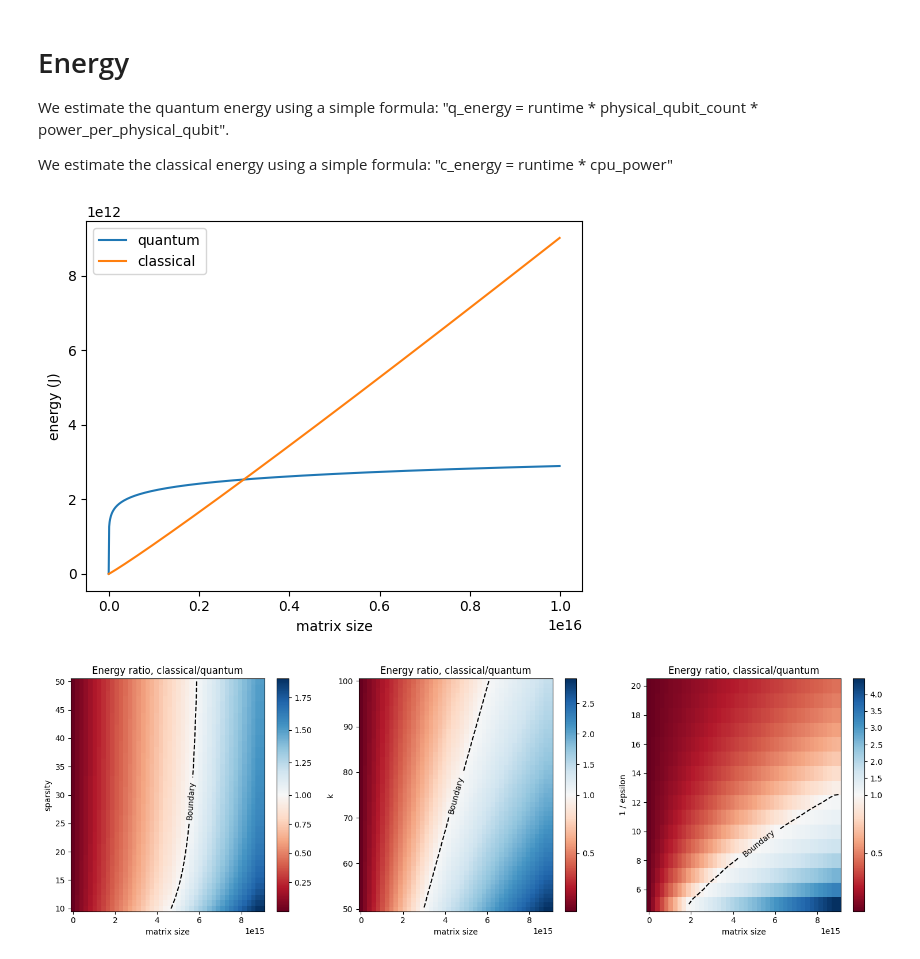
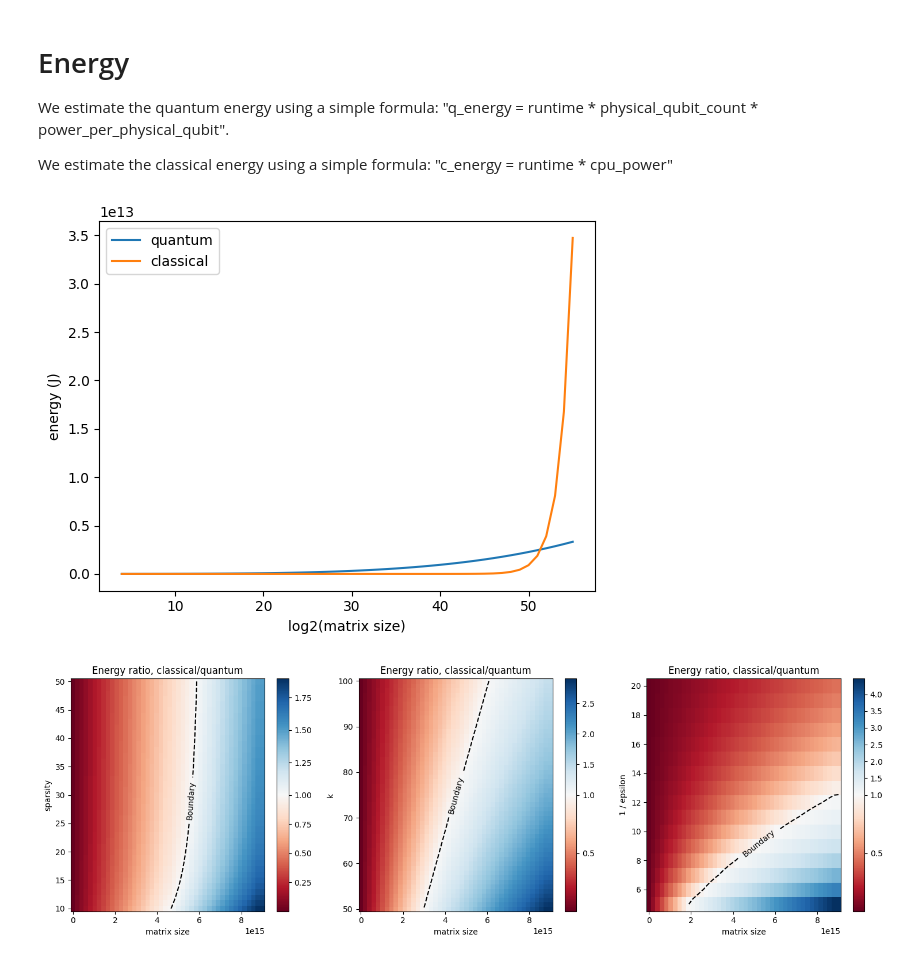
Before and after one commit to tiger9tu/HHL, a Jupyter notebook: tools/heatmap.ipynb, the cells around one changed output. Cells and saved outputs as stored; diff of their text form; code cells hidden in the pictures.

```diff
--- a/tools/heatmap.ipynb
+++ b/tools/heatmap.ipynb
@@ -167,29 +166,27 @@ def calculate_c_energy(k,s,epsilon_inv,N):
 # %%
 def plot_energy_line_graph():
     epsilon_inv  = 10
-    N_start = 1000
-    N_end = 1e16
-    steps = 1000
+    n_start = 4
+    n_end = 56
 
-    N = np.arange(N_start, N_end, (N_end - N_start) / steps)
-    k = np.log2(N)
-    s = np.log2(N)
+    n = np.arange(n_start, n_end, 1)
+    k = n
+    s = n
 
-
-    q_energy = calculate_q_energy(k, s, epsilon_inv, N)
-    c_energy = calculate_c_energy(k, s, epsilon_inv, N)
+    q_energy = calculate_q_energy(k, s, epsilon_inv, 2**n)
+    c_energy = calculate_c_energy(k, s, epsilon_inv, 2**n)
 
     fig, ax = plt.subplots()
-    ax.plot(N, q_energy, label="quantum")
-    ax.plot(N, c_energy, label="classical")
-    ax.set_xlabel("matrix size")
+    ax.plot(n, q_energy, label="quantum")
+    ax.plot(n, c_energy, label="classical")
+    ax.set_xlabel("log2(matrix size)")
     ax.set_ylabel("energy (J)")
     ax.legend()
     plt.show()
 
 plot_energy_line_graph()
 # %% [output]
-[figure, old version]
+[figure, new version]
 # %%
 def plot_energy_heatmap():  # set this function to avoid conflict variables
 
```
Also changed, not shown: parts of 1 cell of this notebook, 2 other files.
